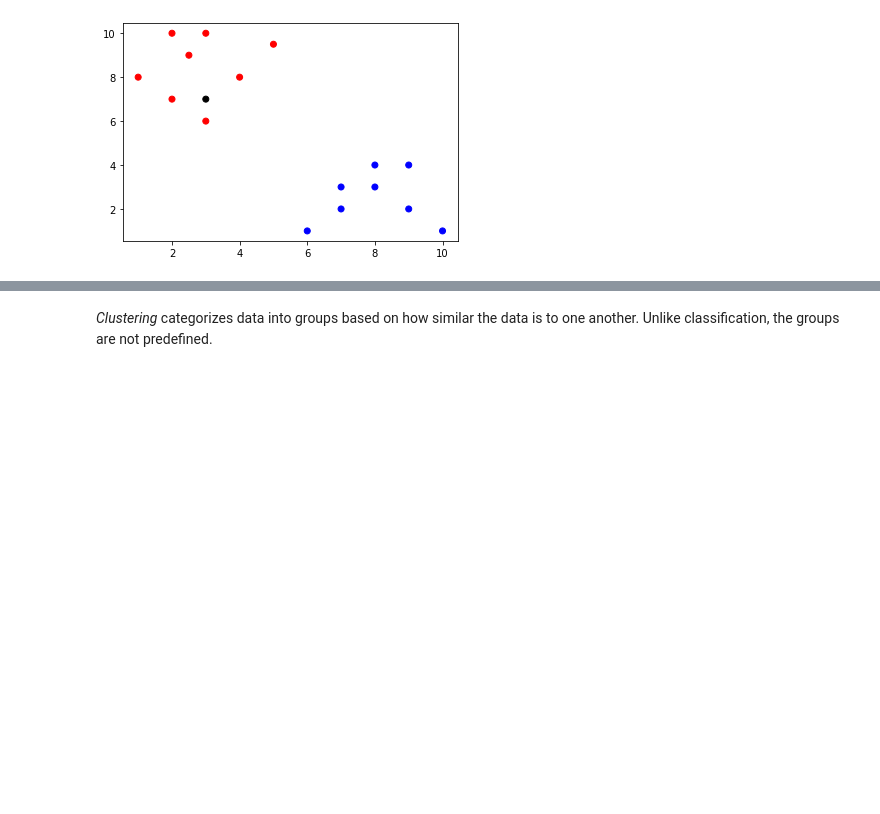
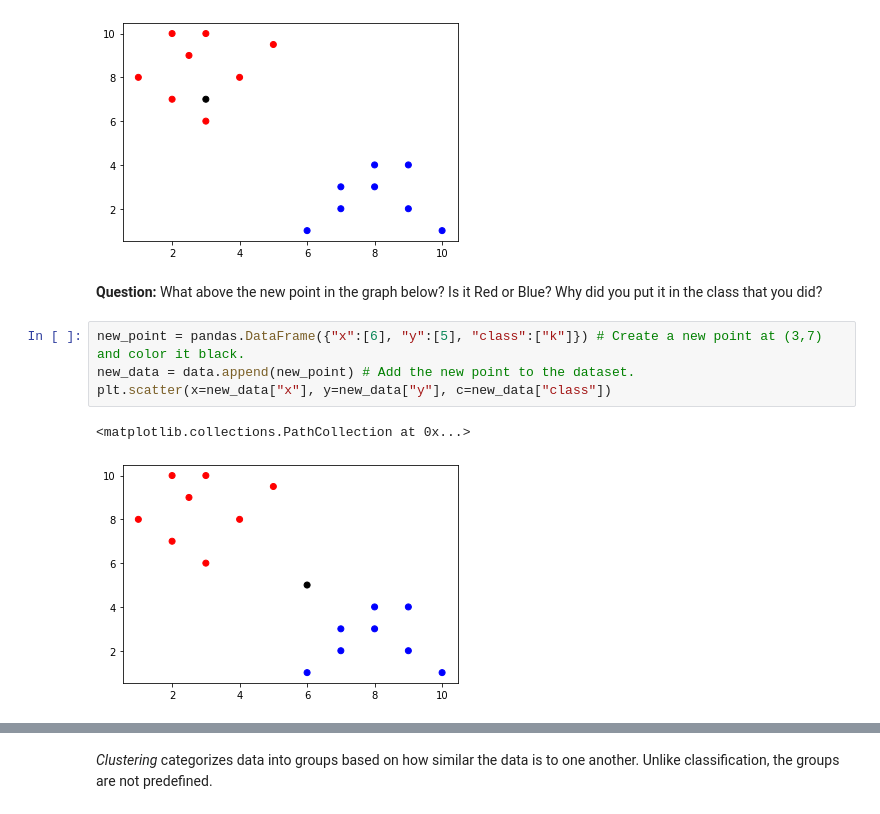
Before and after one commit to kteavery/dip-into-data-tutorial, a Jupyter notebook: lessons/main-lesson.ipynb, the cells around one changed output, grey strips where cells are left out. Saved outputs shown, nothing was run; the diff lists cells and outputs as text; blank space fills up the shorter version.

```diff
--- a/lessons/main-lesson.ipynb
+++ b/lessons/main-lesson.ipynb
@@ -124,3 +141,12 @@ plt.scatter(x=new_data["x"], y=new_data["y"], c=new_data["class"])
 # %% [output]
 <matplotlib.collections.PathCollection at 0x...>
 [figure]
+# %% [markdown]
+**Question:** What above the new point in the graph below? Is it Red or Blue? Why did you put it in the class that you did?
+# %%
+new_point = pandas.DataFrame({"x":[6], "y":[5], "class":["k"]}) # Create a new point at (3,7) and color it black.
+new_data = data.append(new_point) # Add the new point to the dataset.
+plt.scatter(x=new_data["x"], y=new_data["y"], c=new_data["class"])
+# %% [output]
+<matplotlib.collections.PathCollection at 0x...>
+[figure, added]
```
Also changed, not shown: parts of 40 cells of this notebook, 7 other files.
